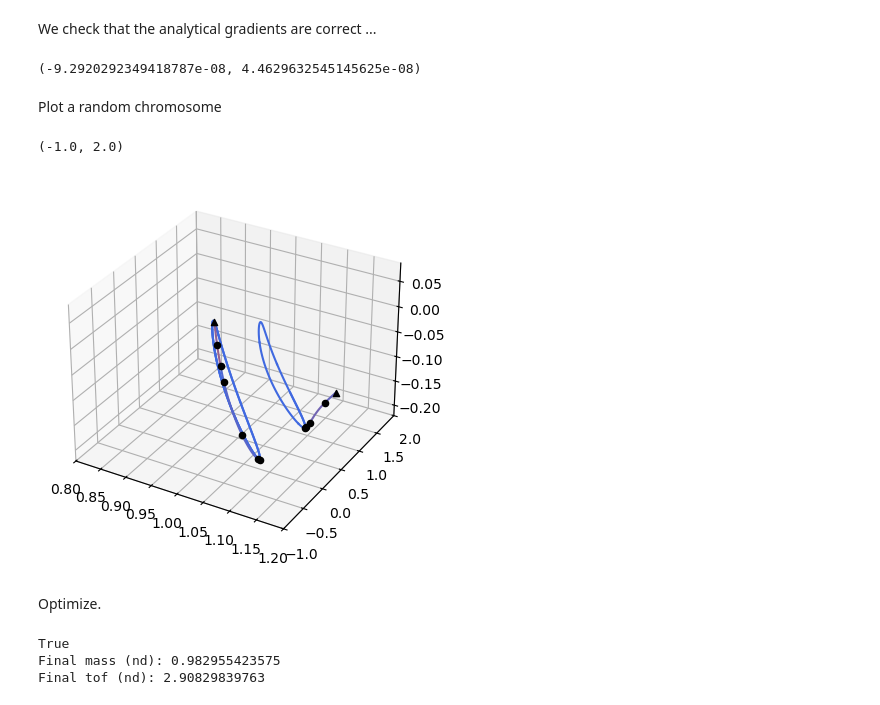
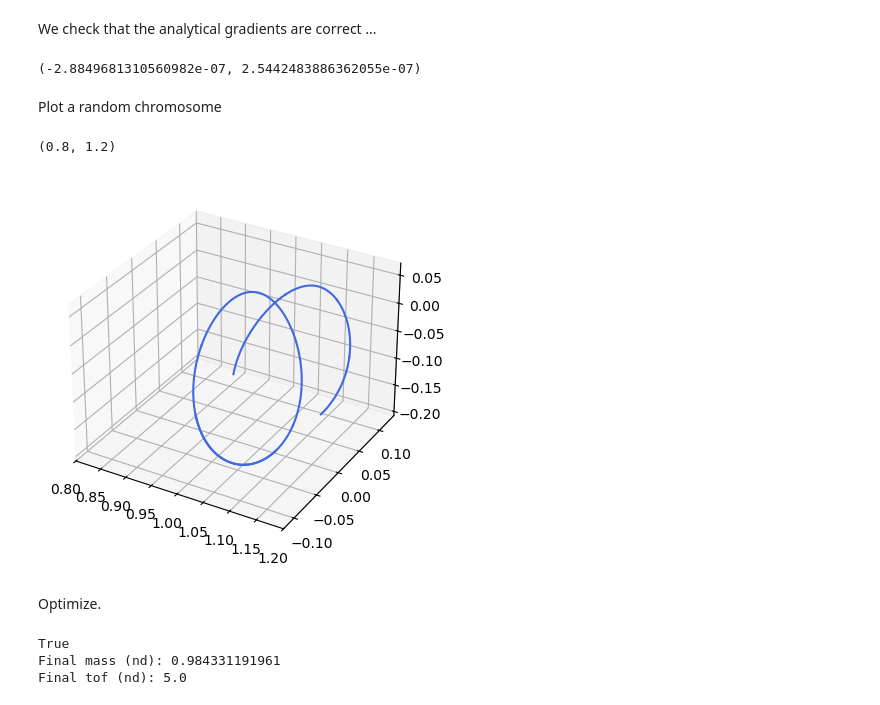
Before and after one commit to esa/kep3, a Jupyter notebook: doc/notebooks/udp_zoh_point2point.ipynb, the cells around one changed output. Saved outputs shown, nothing was run; the diff lists cells and outputs as text; code cells hidden in the pictures.

```diff
--- a/doc/notebooks/udp_zoh_point2point.ipynb
+++ b/doc/notebooks/udp_zoh_point2point.ipynb
@@ -370,7 +370,7 @@ Problem info:  O1 to O2
 # Instantiating the ZOH integrators
 # Tolerances used in the numerical integration
 # Low tolerances result in higher speed (the needed tolerance depends on the orbit)
-tol = 1e-10
+tol = 1e-16
 tol_var = 1e-6
 
 # We instantiate ZOH Taylor integrators for the CR3BP dynamics.
@@ -393,7 +393,7 @@ udp = pk.trajopt.zoh_point2point(
     statef=gym_problem["state_f"][:-1], # mass is excluded in the states kwarg definition
     ms=gym_problem["state_s"][-1], # initial mass
     max_thrust=gym_problem["max_thrust"],
-    tof_bounds=[1., 5.],
+    tof_bounds=[5., 5.],
     mf_bounds=[0.2, 1],
     nseg=nseg,
     cut=0.6,
@@ -405,37 +405,37 @@ prob.c_tol = 1e-6
 pop = pg.population(prob, 1)
 
 # For quick plotting purposes we create a decision vector corresponding to a ballistic leg
-x_ballistic = np.array([1.]+[0.0,0.0,0.0,1.]*nseg+[10.]+[0.1]*nseg)
+x_ballistic = np.array([1.]+[0.0,0.0,0.0,1.]*nseg+[5.3]+[0.1]*nseg)
 # %% [markdown]
 We check that the analytical gradients are correct ...
 # %%
 (pg.estimate_gradient_h(udp.fitness, pop.champion_x, dx=1e-6)-udp.gradient(pop.champion_x)).min(), (pg.estimate_gradient_h(udp.fitness, pop.champion_x, dx=1e-6)-udp.gradient(pop.champion_x)).max()
 # %% [output]
-(-9.2920292349418787e-08, 4.4629632545145625e-08)
+(-2.8849681310560982e-07, 2.5442483886362055e-07)
 # %% [markdown]
 Plot a random chromosome
 # %%
 ax = udp.plot(x=x_ballistic,N=100, mark_segments=False, mark_mismatch=False)
-udp.plot(x=pop.champion_x,N=100, mark_segments=True, ax=ax)
+#udp.plot(x=pop.champion_x,N=100, mark_segments=True, ax=ax)
 
 ax.set_xlim(0.8,1.2)
-ax.set_ylim(-1.0,2.0)
-#ax.view_init(0,90)
+#ax.set_ylim(-1.0,2.0)
+#ax.view_init(0,30)
 # %% [output]
-(-1.0, 2.0)
+(0.8, 1.2)
-[figure, old version]
+[figure, new version]
 # %% [markdown]
 Optimize.
 # %%
-#pop = pg.population(prob, 1)
+pop = pg.population(prob, 1)
 pop = algo.evolve(pop)
 print(prob.feasibility_f(pop.champion_f))
 print("Final mass (nd):", pop.champion_x[0])
 print("Final tof (nd):", pop.champion_x[4*nseg+1])
 # %% [output]
 True
-Final mass (nd): 0.982955423575
-Final tof (nd): 2.90829839763
+Final mass (nd): 0.984331191961
+Final tof (nd): 5.0
 # %%
 ax = udp.plot(x=x_ballistic,N=100, mark_segments=False, mark_mismatch=False)
 udp.plot(x=pop.champion_x,N=100, mark_segments=True, ax=ax)
```
Also changed, not shown: parts of 1 cell of this notebook, 4 other files.
